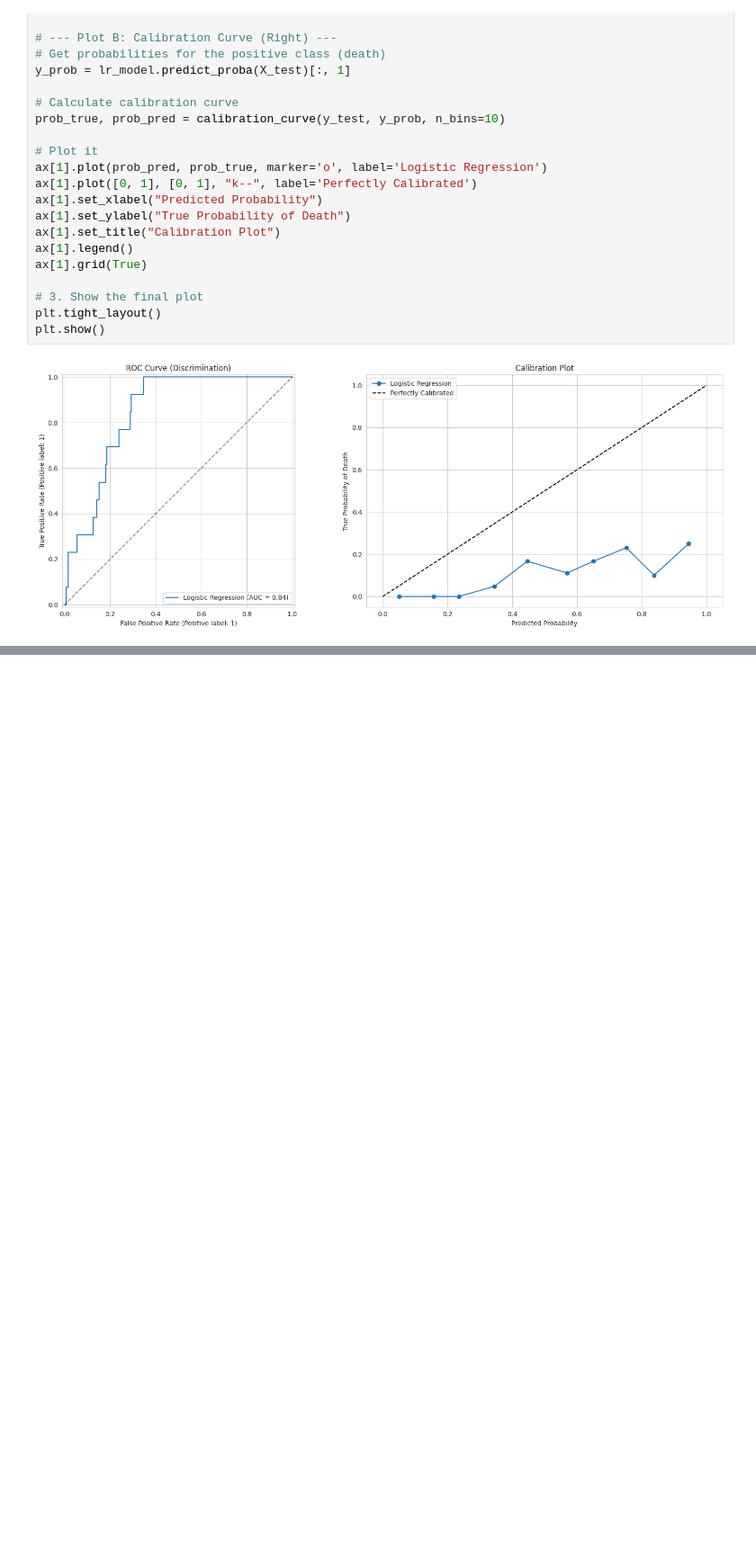
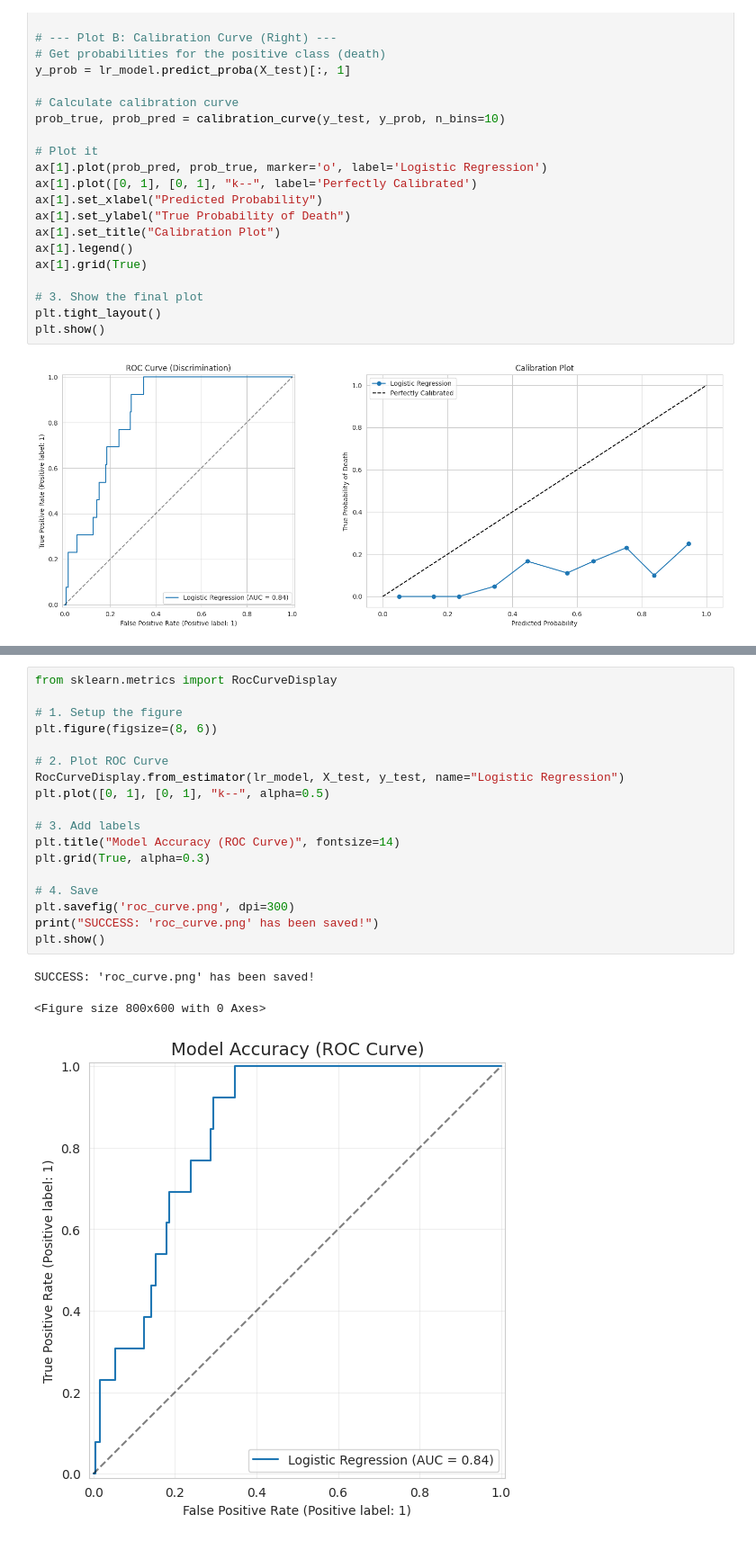
Before and after one commit to Tanjim-hossain/Prediction-Model-for-30-Day-Mortality-Following-Acute-Myocardial-Infarction, a Jupyter notebook: AMI_Mortality_Prediction.ipynb, the cells around one changed output, grey strips where cells are left out. Shown at 90% size. Drawn from its saved outputs; the diff is of its cells as text; blank space fills up the shorter version.

```diff
--- a/AMI_Mortality_Prediction.ipynb
+++ b/AMI_Mortality_Prediction.ipynb
@@ -246,0 +275,22 @@ plt.show()
+# %%
+from sklearn.metrics import RocCurveDisplay
+
+# 1. Setup the figure
+plt.figure(figsize=(8, 6))
+
+# 2. Plot ROC Curve
+RocCurveDisplay.from_estimator(lr_model, X_test, y_test, name="Logistic Regression")
+plt.plot([0, 1], [0, 1], "k--", alpha=0.5)
+
+# 3. Add labels
+plt.title("Model Accuracy (ROC Curve)", fontsize=14)
+plt.grid(True, alpha=0.3)
+
+# 4. Save
+plt.savefig('roc_curve.png', dpi=300)
+print("SUCCESS: 'roc_curve.png' has been saved!")
+plt.show()
+# %% [output]
+SUCCESS: 'roc_curve.png' has been saved!
+<Figure size 800x600 with 0 Axes>
+[figure, added]
```
Also changed, not shown: parts of 3 cells of this notebook.
